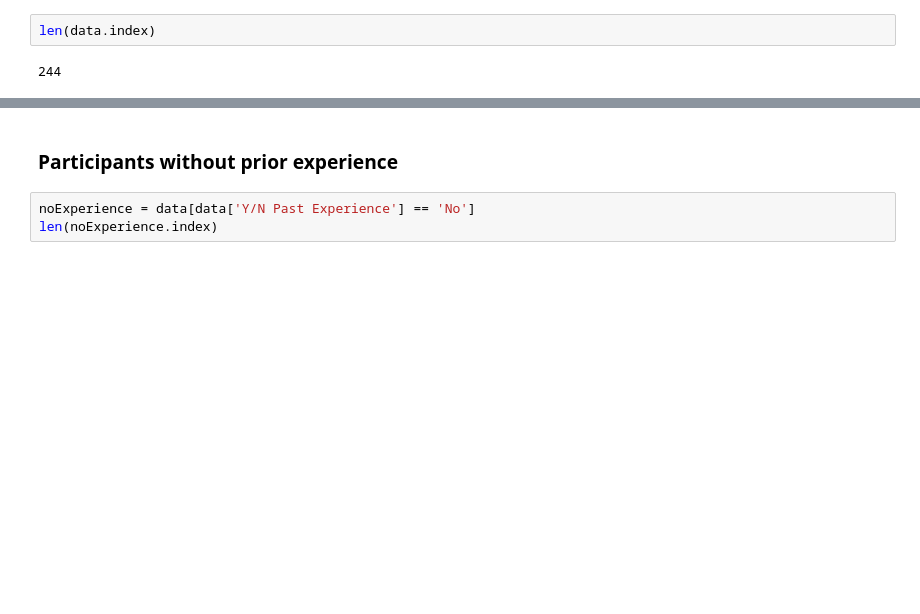
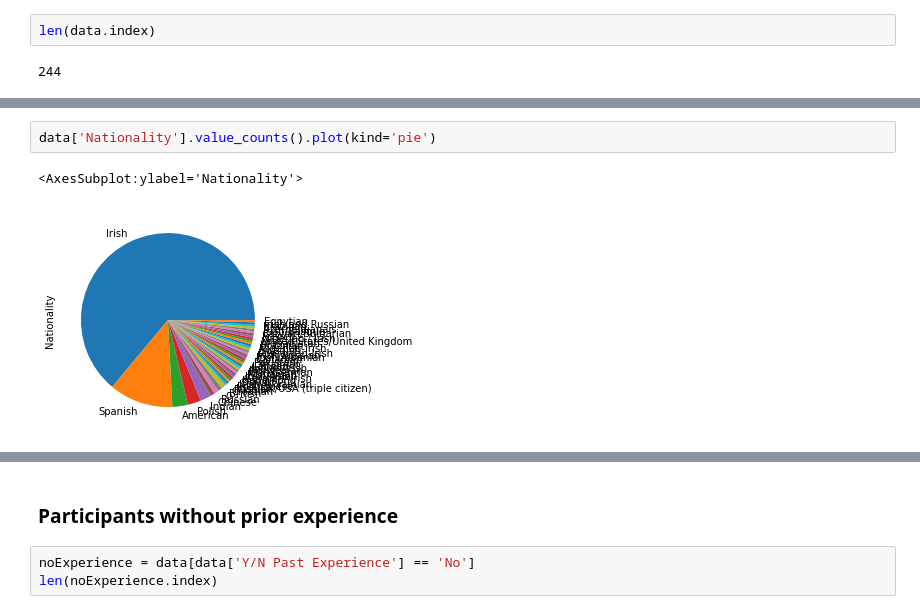
Before and after one commit to mariaalonso2705/fyp-data-analysis, a Jupyter notebook: Survey Analysis.ipynb, the cells around one changed output, grey strips where cells are left out. Cells and saved outputs as stored; diff of their text form; blank space fills up the shorter version.

```diff
--- a/Survey Analysis.ipynb
+++ b/Survey Analysis.ipynb
@@ -216,0 +254,5 @@ len(data.index)
+# %%
+data['Nationality'].value_counts().plot(kind='pie')
+# %% [output]
+<AxesSubplot:ylabel='Nationality'>
+[figure, added]
```
Also changed, not shown: parts of 27 cells of this notebook.
